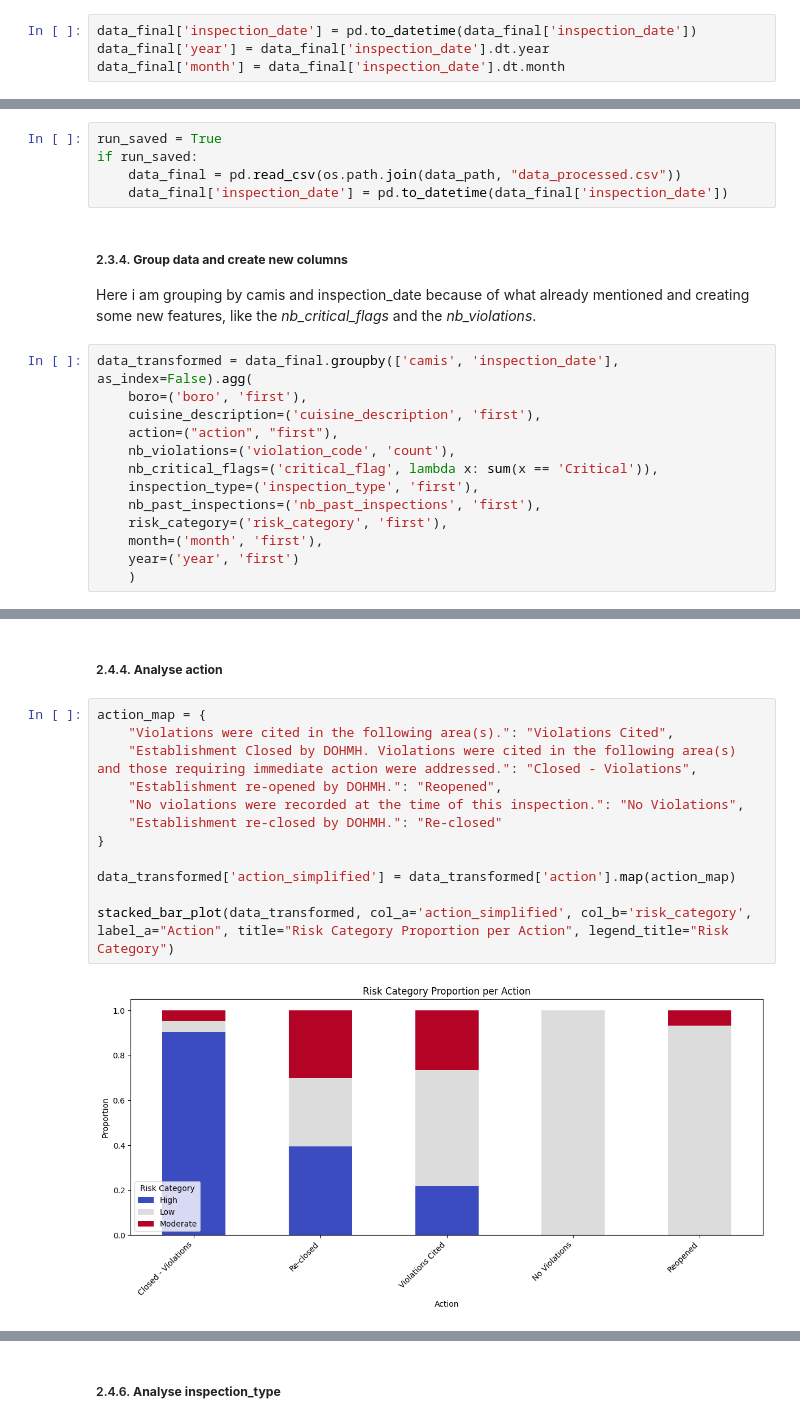
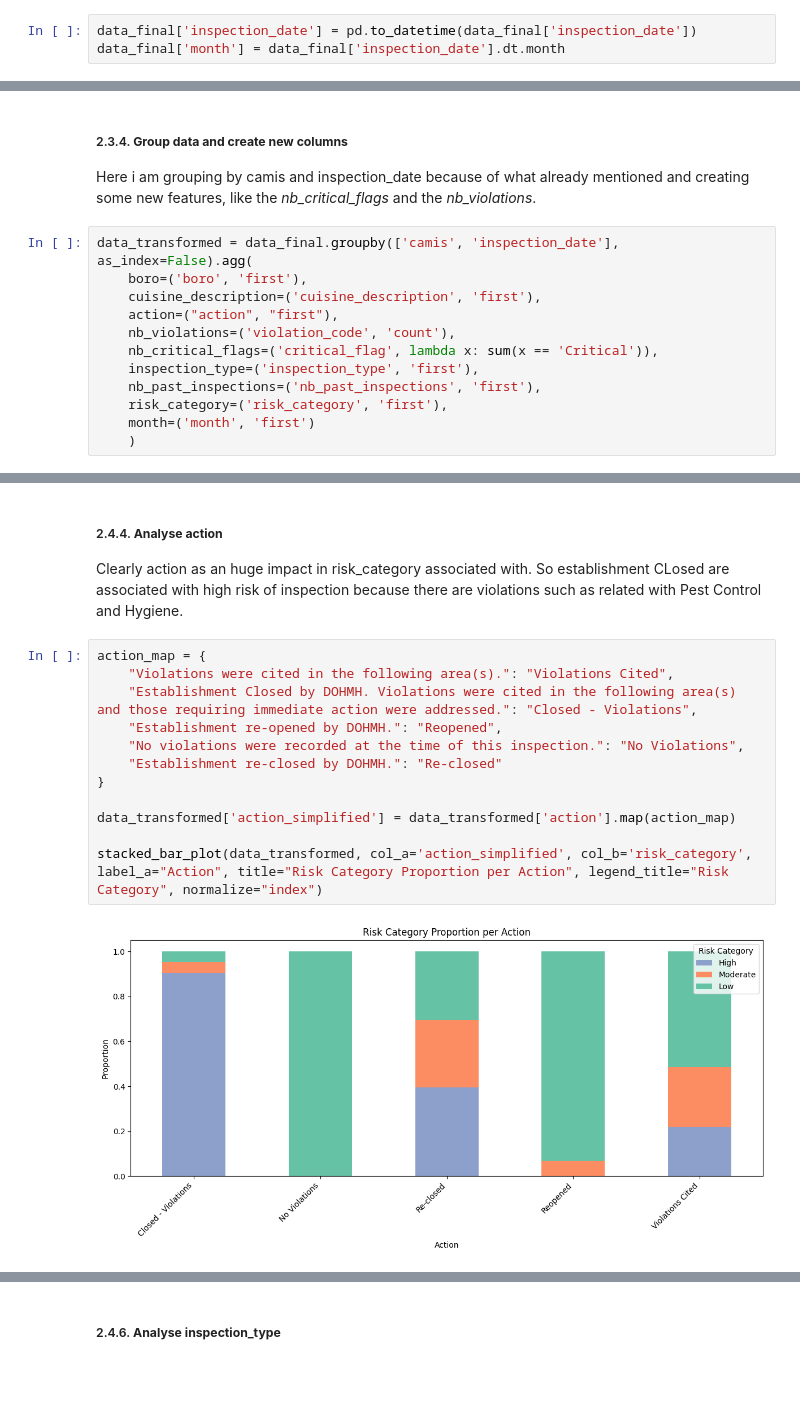
Before and after one commit to mcosta95/nyc-business-case, a Jupyter notebook: final_notebook/main.ipynb, the cells around one changed output, grey strips where cells are left out. Drawn from its saved outputs; the diff is of its cells as text; blank space fills up the shorter version.

```diff
--- a/final_notebook/main.ipynb
+++ b/final_notebook/main.ipynb
@@ -315,7 +315,6 @@ Unique nb violation description AFTER cleaning 122
 I will extract some date features to understand if they are relevant for the final dataset.
 # %%
 data_final['inspection_date'] = pd.to_datetime(data_final['inspection_date'])
-data_final['year'] = data_final['inspection_date'].dt.year
 data_final['month'] = data_final['inspection_date'].dt.month
 # %% [markdown]
 ##### 2.3.2. **Create past nb inspections**
@@ -368,8 +366,3 @@ data_final.to_csv(os.path.join(data_path, "data_processed.csv"))
-# %%
-run_saved = True
-if run_saved:
-    data_final = pd.read_csv(os.path.join(data_path, "data_processed.csv"))
-    data_final['inspection_date'] = pd.to_datetime(data_final['inspection_date'])
 # %% [markdown]
 ##### 2.3.4. **Group data and create new columns**
 
@@ -384,8 +377,7 @@ data_transformed = data_final.groupby(['camis', 'inspection_date'], as_index=Fal
     inspection_type=('inspection_type', 'first'),
     nb_past_inspections=('nb_past_inspections', 'first'),
     risk_category=('risk_category', 'first'),
-    month=('month', 'first'),
-    year=('year', 'first')
+    month=('month', 'first')
     )
 # %%
 data_transformed.head()
@@ -470,16 +498,18 @@ stacked_bar_plot(data_transformed, col_a='boro', col_b='risk_category', label_a=
 # %% [markdown]
 ##### 2.4.4. **Analyse action**
+
+Clearly action as an huge impact in risk_category associated with. So establishment CLosed are associated with high risk of inspection because there are violations such as related with Pest Control and Hygiene.
 # %%
 action_map = {
     "Violations were cited in the following area(s).": "Violations Cited",
     "Establishment Closed by DOHMH. Violations were cited in the following area(s) and those requiring immediate action were addressed.": "Closed - Violations",
     "Establishment re-opened by DOHMH.": "Reopened",
     "No violations were recorded at the time of this inspection.": "No Violations",
     "Establishment re-closed by DOHMH.": "Re-closed"
 }
 
 data_transformed['action_simplified'] = data_transformed['action'].map(action_map)
 
-stacked_bar_plot(data_transformed, col_a='action_simplified', col_b='risk_category', label_a="Action", title="Risk Category Proportion per Action", legend_title="Risk Category")
+stacked_bar_plot(data_transformed, col_a='action_simplified', col_b='risk_category', label_a="Action", title="Risk Category Proportion per Action", legend_title="Risk Category", normalize="index")
 # %% [output]
-[figure, old version]
+[figure, new version]
```
Also changed, not shown: parts of 62 cells of this notebook, 3 other files.
